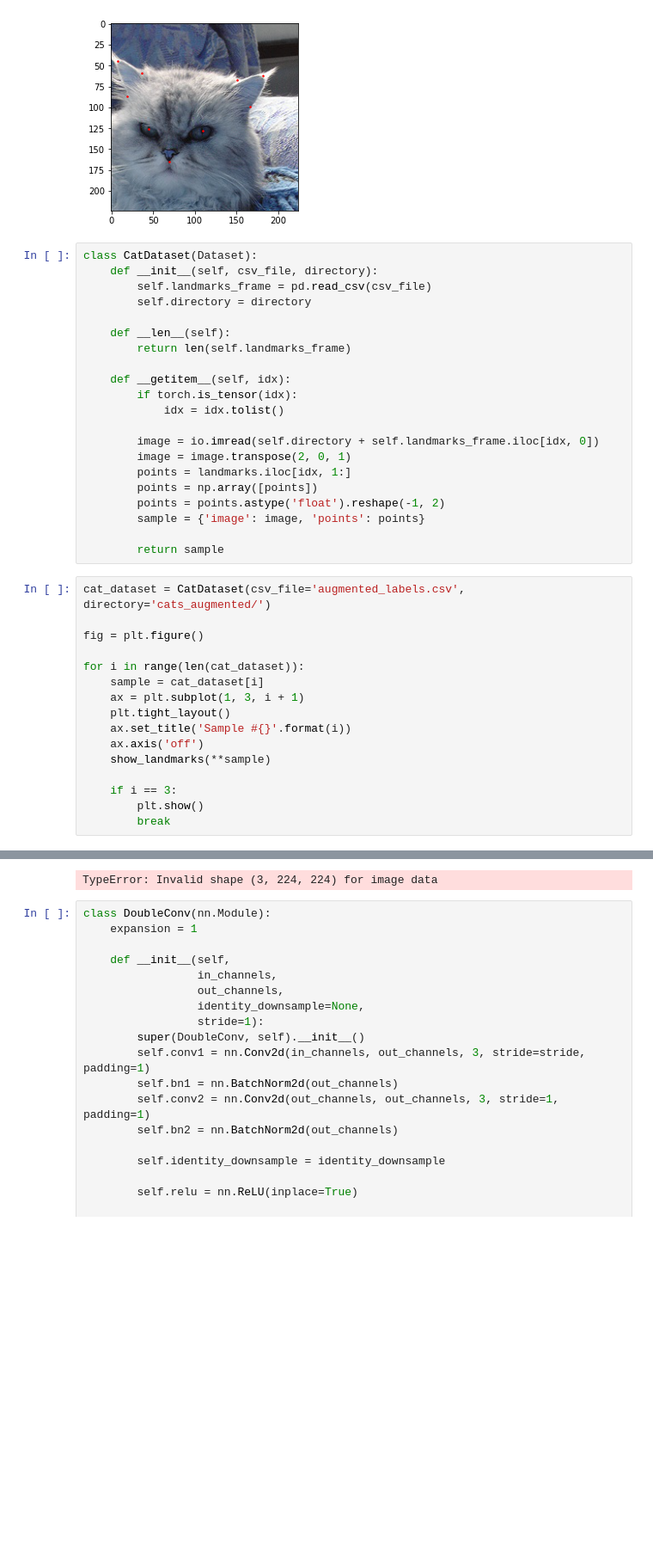
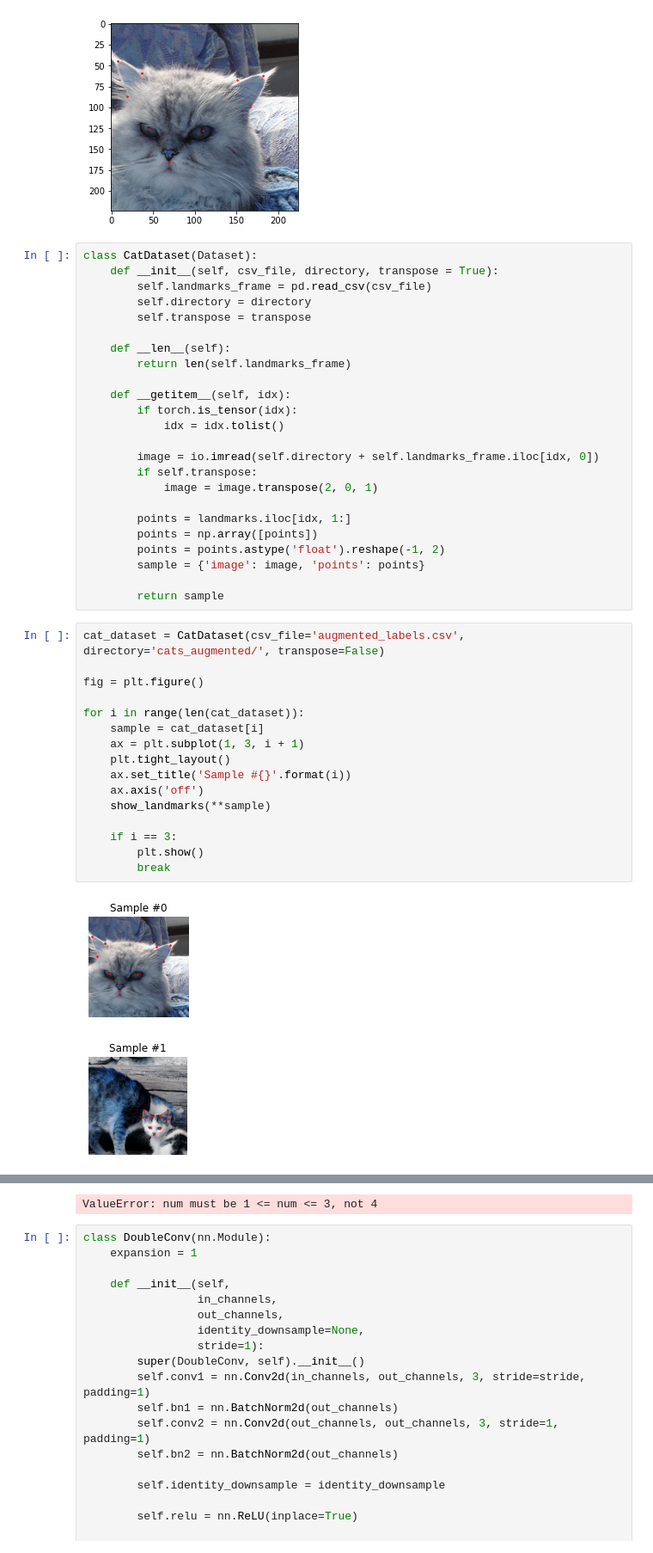
Before and after one commit to MaxVanDijck/cat-face-detection, a Jupyter notebook: model.ipynb, the cells around one changed output, grey strips where cells are left out. Shown: that part at 86% size. Cells and saved outputs as stored; diff of their text form; blank space fills up the shorter version.

Commit message:
dataset transpose
Added a bool which allows the dataset the option to ignore the torch.transpose

```diff
--- a/model.ipynb
+++ b/model.ipynb
@@ -41,9 +41,10 @@ plt.show()
 [figure]
 # %%
 class CatDataset(Dataset):
-    def __init__(self, csv_file, directory):
+    def __init__(self, csv_file, directory, transpose = True):
         self.landmarks_frame = pd.read_csv(csv_file)
         self.directory = directory
+        self.transpose = transpose
 
     def __len__(self):
         return len(self.landmarks_frame)
@@ -53,7 +54,9 @@ class CatDataset(Dataset):
             idx = idx.tolist()
 
         image = io.imread(self.directory + self.landmarks_frame.iloc[idx, 0])
-        image = image.transpose(2, 0, 1)
+        if self.transpose:
+            image = image.transpose(2, 0, 1)
+
         points = landmarks.iloc[idx, 1:]
         points = np.array([points])
         points = points.astype('float').reshape(-1, 2)
@@ -61,19 +64,21 @@ class CatDataset(Dataset):
 
         return sample
 # %%
-cat_dataset = CatDataset(csv_file='augmented_labels.csv', directory='cats_augmented/')
+cat_dataset = CatDataset(csv_file='augmented_labels.csv', directory='cats_augmented/', transpose=False)
 
 fig = plt.figure()
 
 for i in range(len(cat_dataset)):
     sample = cat_dataset[i]
     ax = plt.subplot(1, 3, i + 1)
     plt.tight_layout()
     ax.set_title('Sample #{}'.format(i))
     ax.axis('off')
     show_landmarks(**sample)
 
     if i == 3:
         plt.show()
         break
 # %% [output]
+[figure, added]
+[figure, added]
@@ -80,4 +86,4 @@ for i in range(len(cat_dataset)):
-TypeError: Invalid shape (3, 224, 224) for image data
+ValueError: num must be 1 <= num <= 3, not 4
 # %%
 class DoubleConv(nn.Module):
     expansion = 1
```
Also changed, not shown: parts of 2 cells of this notebook.
